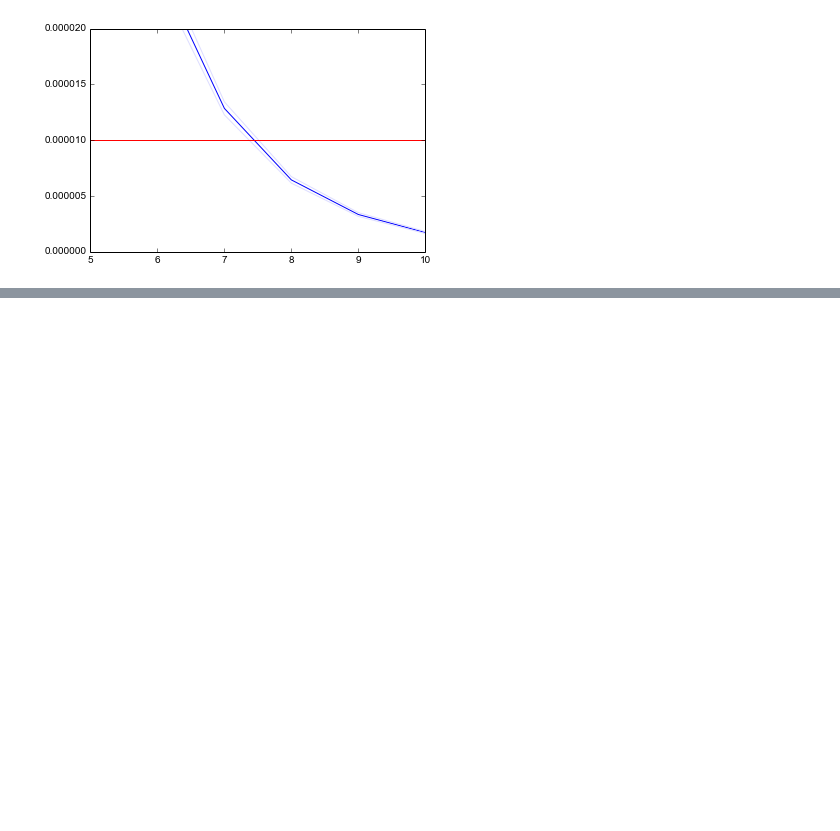
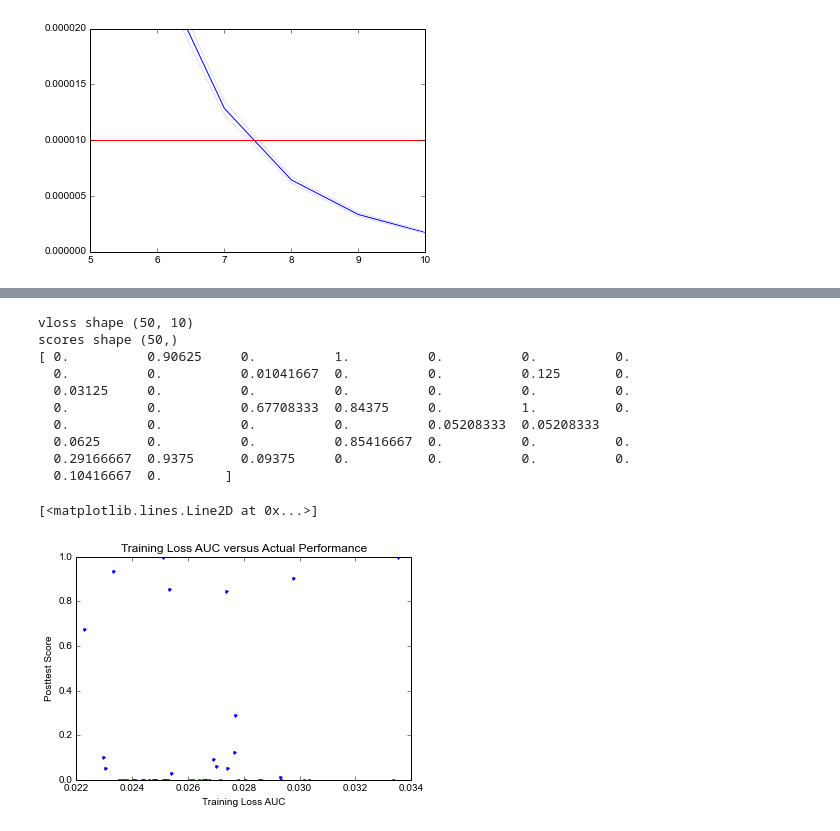
Before and after one commit to lisa-1010/smart-tutor, a Jupyter notebook: code/student2w4l7.ipynb, the cells around one changed output, grey strips where cells are left out. Drawn from its saved outputs; the diff is of its cells as text; code cells hidden in the pictures; blank space fills up the shorter version.

```diff
--- a/code/student2w4l7.ipynb
+++ b/code/student2w4l7.ipynb
@@ -349,0 +350,39 @@ last 1.97803311244e-07 threshold 1e-05
+# %%
+'''
+Analyzing results of student2 with 4 skills, with training length 7 and testing length 6.
+Behavior policy is egreedy0.3
+Default Double LSTM
+Looking at correlation between training AUC and actual performance
+'''
+data11 = np.load('experiments/test2_model_small-dropout10-shuffle0-data-test2-n100000-l7-egreedy0.30.pickle/stats-runB.npz')
+data21 = np.load('experiments/test2_model_small-dropout10-shuffle0-data-test2-n100000-l7-egreedy0.30.pickle/mcts-rtype2-rollouts3000-trajectories100-real1-runB.npz')
+
+vloss = data11['vloss']
+scores = data21['scores'][:,0]
+
+six.print_('vloss shape {}'.format(vloss.shape))
+#six.print_(vloss)
+six.print_('scores shape {}'.format(scores.shape))
+six.print_(scores)
+
+xs = np.sum(vloss,axis=1)
+ys = scores
+title('Training Loss AUC versus Actual Performance')
+xlabel('Training Loss AUC')
+ylabel('Posttest Score')
+plot(xs,ys,'.')
+
+# 4 good models, 2 more kind of good models
+# %% [output]
+vloss shape (50, 10)
+scores shape (50,)
+[ 0.          0.90625     0.          1.          0.          0.          0.
+  0.          0.          0.01041667  0.          0.          0.125       0.
+  0.03125     0.          0.          0.          0.          0.          0.
+  0.          0.          0.67708333  0.84375     0.          1.          0.
+  0.          0.          0.          0.          0.05208333  0.05208333
+  0.0625      0.          0.          0.85416667  0.          0.          0.
+  0.29166667  0.9375      0.09375     0.          0.          0.          0.
+  0.10416667  0.        ]
+[<matplotlib.lines.Line2D at 0x...>]
+[figure, added]
```
Also changed, not shown: parts of 3 cells of this notebook, 2 other files.
